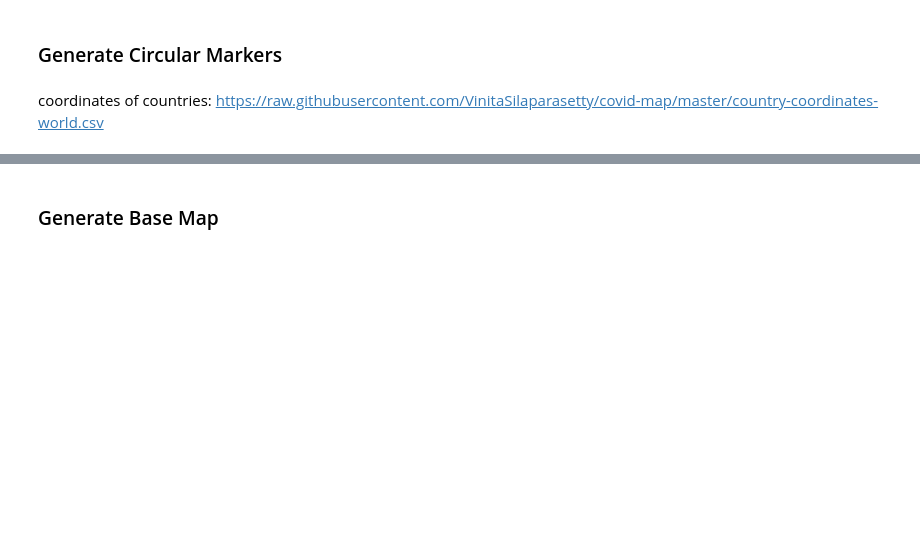
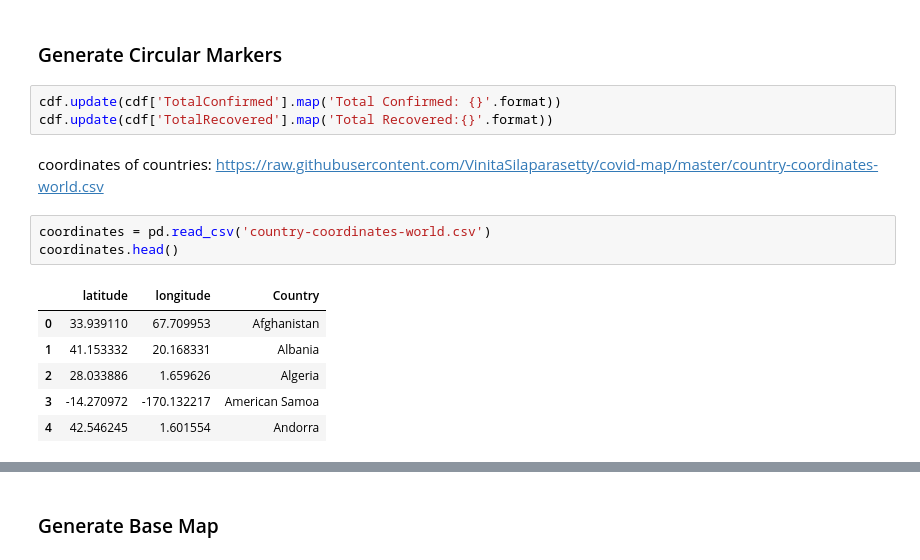
Before and after one commit to nhjoy/World-Map-Geovisualization-Dashboard, a Jupyter notebook: workbook.ipynb, the cells around one changed output, grey strips where cells are left out. Cells and saved outputs as stored; diff of their text form; blank space fills up the shorter version.

```diff
--- a/workbook.ipynb
+++ b/workbook.ipynb
@@ -113,4 +113,17 @@ AttributeError: 'NoneType' object has no attribute 'get'
 # %% [markdown]
 ### Generate Circular Markers
+# %%
+cdf.update(cdf['TotalConfirmed'].map('Total Confirmed: {}'.format))
+cdf.update(cdf['TotalRecovered'].map('Total Recovered:{}'.format))
 # %% [markdown]
 coordinates of countries: https://raw.githubusercontent.com/VinitaSilaparasetty/covid-map/master/country-coordinates-world.csv
+# %%
+coordinates = pd.read_csv('country-coordinates-world.csv')
+coordinates.head()
+# %% [output]
+|  | latitude | longitude | Country |
+| 0 | 33.939110 | 67.709953 | Afghanistan |
+| 1 | 41.153332 | 20.168331 | Albania |
+| 2 | 28.033886 | 1.659626 | Algeria |
+| 3 | -14.270972 | -170.132217 | American Samoa |
+| 4 | 42.546245 | 1.601554 | Andorra |
```
Also changed, not shown: parts of 3 cells of this notebook, 1 other file.
